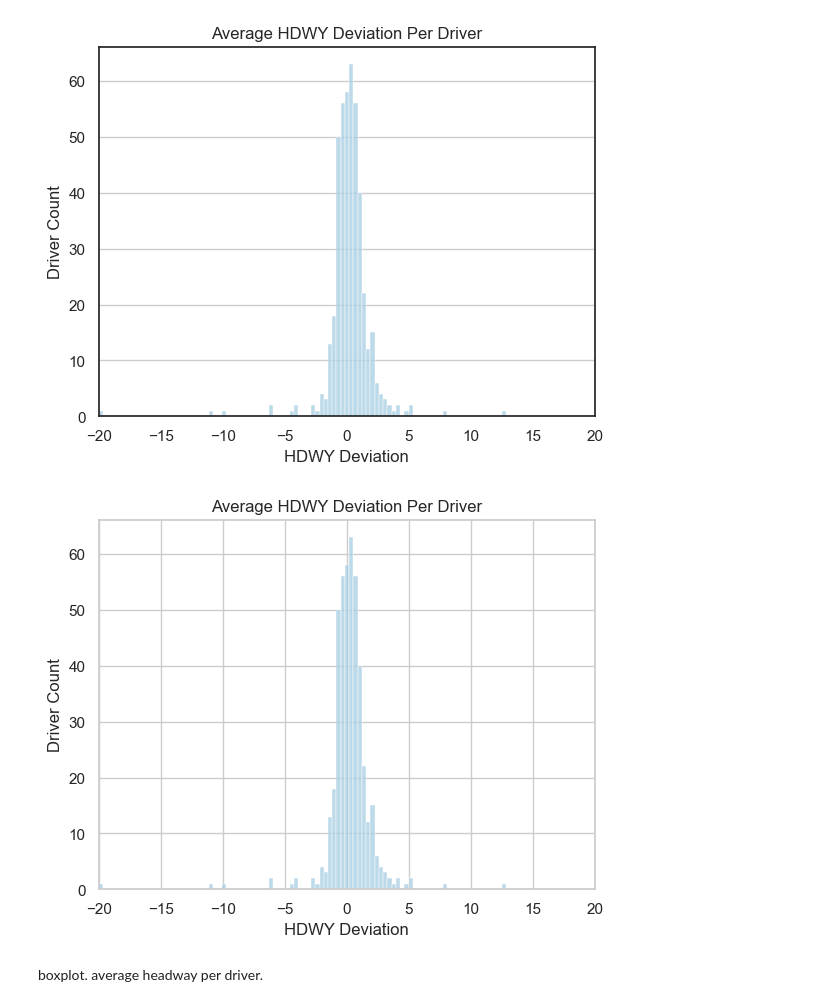
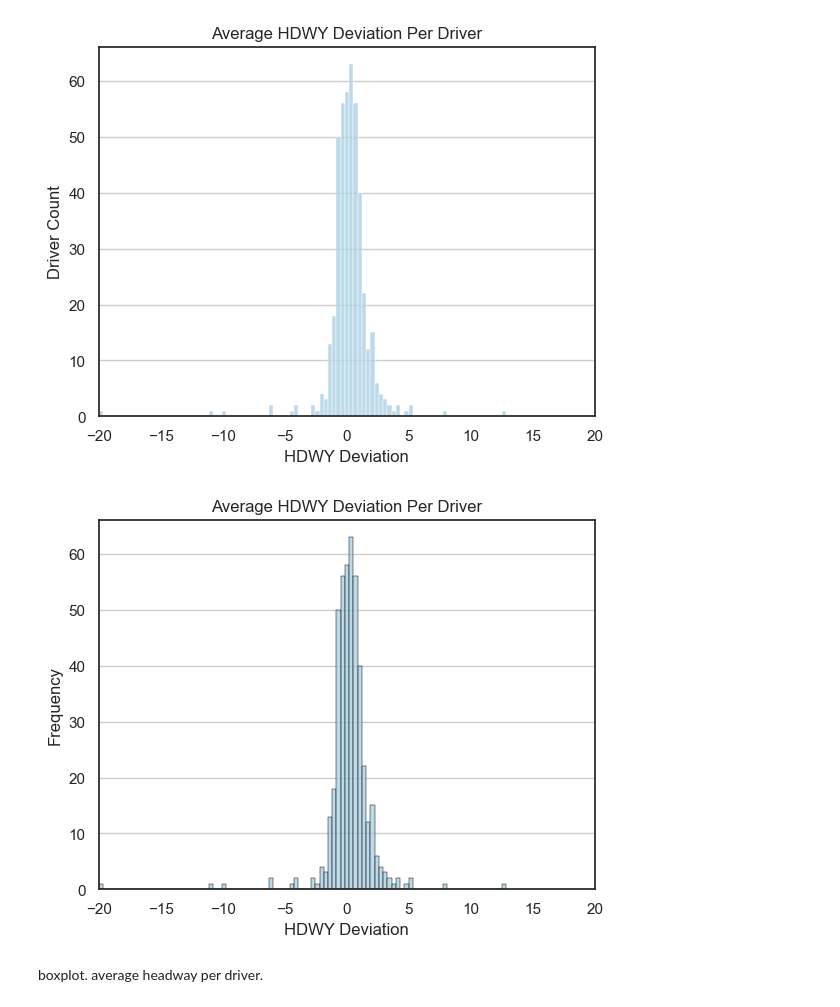
Before and after one commit to NSS-Data-Analytics-Cohort-7/wego-shut_up_and_take_my_query, a Jupyter notebook: notebooks/wego_five_hdwy.ipynb, the cells around one changed output. Drawn from its saved outputs; the diff is of its cells as text; code cells hidden in the pictures.

```diff
--- a/notebooks/wego_five_hdwy.ipynb
+++ b/notebooks/wego_five_hdwy.ipynb
@@ -251,11 +261,11 @@ plt.grid(visible = True, axis = 'y')
 # %%
 sns.histplot(x="hdwy_dev",
             #palette=['Paired'],
-            data=hdwy_mean).set(title = 'Average HDWY Deviation Per Driver',xlabel='HDWY Deviation',ylabel='Driver Count',xlim=(-20,20))
-sns.set_theme(style='whitegrid', palette=('Paired'), font='sans-serif', font_scale=1, color_codes=True, rc=None)
+            data=hdwy_mean,edgecolor="0").set(title = 'Average HDWY Deviation Per Driver',xlabel='HDWY Deviation',ylabel='Frequency',xlim=(-20,20))
+sns.set_theme(style='white', palette=('Paired'), font='sans-serif', font_scale=1, color_codes=True, rc=None)
 plt.grid(visible = True, axis = 'y')
 # %% [output]
-[figure, old version]
+[figure, new version]
 # %% [markdown]
 boxplot. average headway per driver.
 # %%
```
Also changed, not shown: parts of 3 cells of this notebook, 1 other file.
